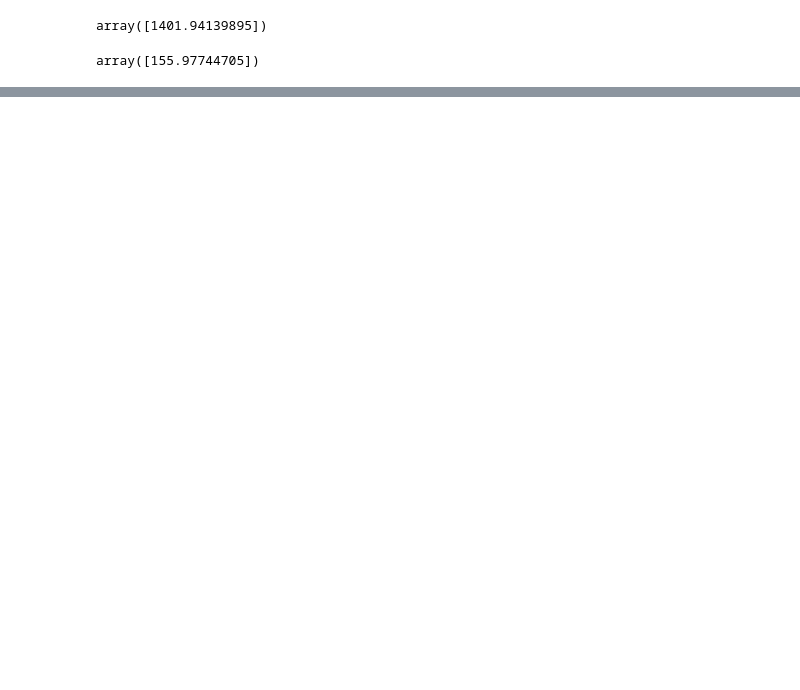
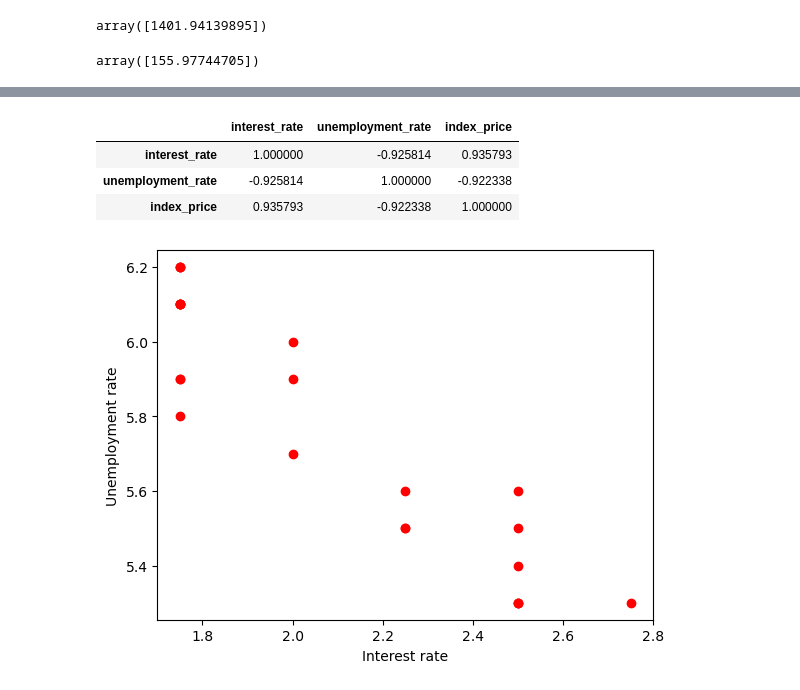
Before and after one commit to vikasvr1997/ML-Learner, a Jupyter notebook: Regression/linear_regression.ipynb, the cells around one changed output, grey strips where cells are left out. Cells and saved outputs as stored; diff of their text form; code cells hidden in the pictures; blank space fills up the shorter version.

```diff
--- a/Regression/linear_regression.ipynb
+++ b/Regression/linear_regression.ipynb
@@ -183,0 +221,14 @@ array([155.97744705])
+# %%
+df_index_1.corr()
+# %% [output]
+|  | interest_rate | unemployment_rate | index_price |
+| interest_rate | 1.000000 | -0.925814 | 0.935793 |
+| unemployment_rate | -0.925814 | 1.000000 | -0.922338 |
+| index_price | 0.935793 | -0.922338 | 1.000000 |
+# %%
+plt.scatter(df_index_1['interest_rate'], df_index_1['unemployment_rate'], color = 'r')
+plt.xlabel("Interest rate")
+plt.ylabel("Unemployment rate")
+plt.show()
+# %% [output]
+[figure, added]
```
Also changed, not shown: parts of 21 cells of this notebook, 4 other files.
